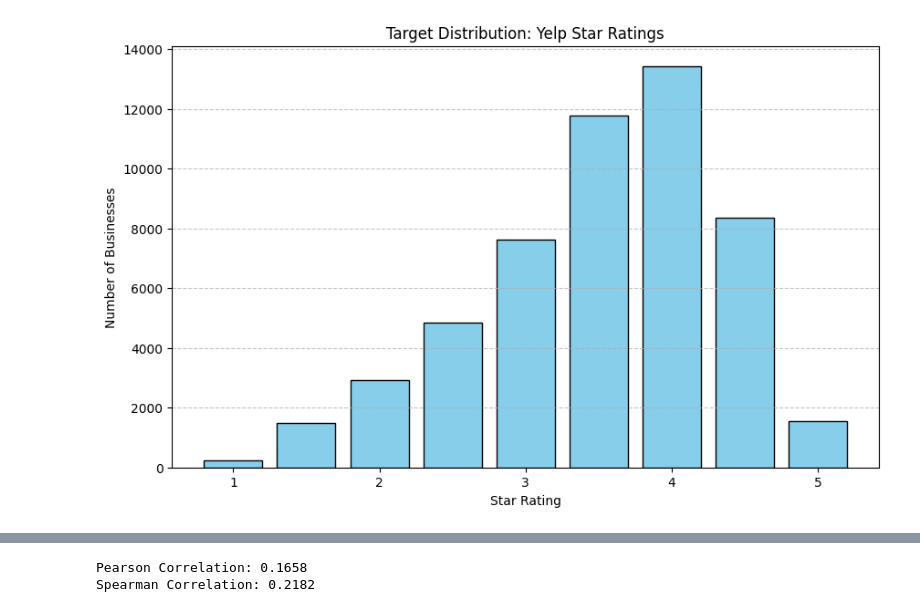
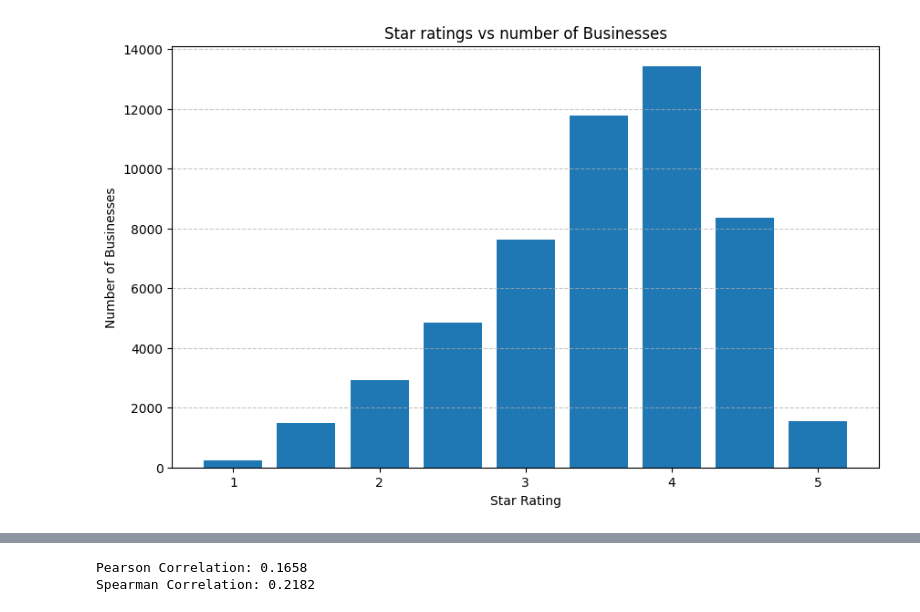
Before and after one commit to ascandone/yelp-prediction, a Jupyter notebook: raw_dataset_analysis.ipynb, the cells around one changed output, grey strips where cells are left out. Saved outputs shown, nothing was run; the diff lists cells and outputs as text; code cells hidden in the pictures.

Commit message:
update graphs

```diff
--- a/raw_dataset_analysis.ipynb
+++ b/raw_dataset_analysis.ipynb
@@ -6,11 +6,14 @@ import polars as pl
 import dataframes as df
 import matplotlib.pyplot as plt
 # %%
-(df_restaurants, df_reviews, df_photos_by_business, df_features) = pl.collect_all(
-    (
-        df.q_restaurants,
-        df.q_reviews,
-        df.q_photos_agg,
-        df.q_features,
+(df_restaurants, df_reviews, df_photos, df_photos_by_business, df_features) = (
+    pl.collect_all(
+        (
+            df.q_restaurants,
+            df.q_reviews,
+            df.q_photos,
+            df.q_photos_agg,
+            df.q_features,
+        )
     )
 )
@@ -24,16 +20,16 @@ def run(f):
 # %%
-@run
-def _show_stars_dist():
-    stars_dist = df_restaurants.group_by("stars").len().sort("stars")
-    x = stars_dist["stars"].to_list()
-    y = stars_dist["len"].to_list()
+stars_dist = df_restaurants.group_by("stars").len().sort("stars")
 
-    plt.figure(figsize=(10, 6))
-    # Width=0.4 because steps are 0.5 (prevents bars from touching)
-    plt.bar(x, y, width=0.4, color="skyblue", edgecolor="black")
-    plt.title("Target Distribution: Yelp Star Ratings")
-    plt.xlabel("Star Rating")
-    plt.ylabel("Number of Businesses")
-    plt.grid(axis="y", linestyle="--", alpha=0.7)
+plt.figure(figsize=(10, 6))
+plt.bar(
+    x=stars_dist["stars"],
+    height=stars_dist["len"],
+    width=0.4,
+)
+plt.title("Star ratings vs number of Businesses")
+plt.xlabel("Star Rating")
+plt.ylabel("Number of Businesses")
+plt.grid(axis="y", linestyle="--", alpha=0.7)
+plt.xticks([x/2+1 for x in range(9)]);
 # %% [output]
-[figure, old version]
+[figure, new version]
```
Also changed, not shown: parts of 6 cells of this notebook.
